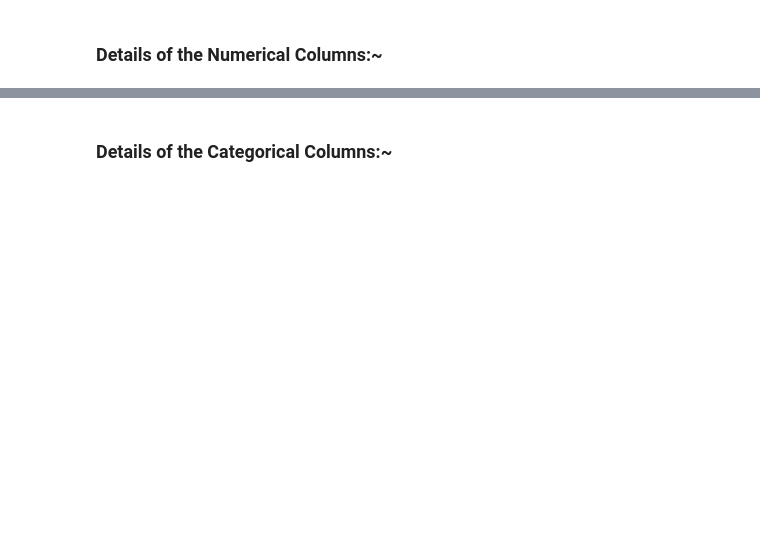
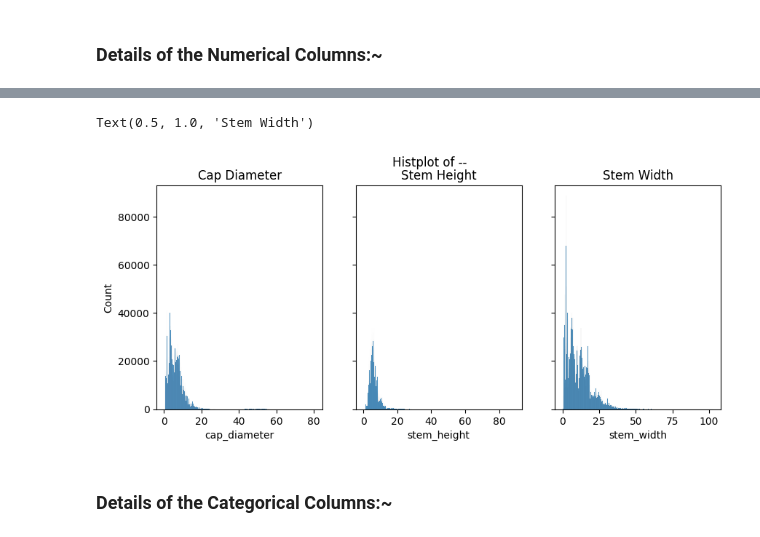
Before and after one commit to AvinandanPal25/DS__Predict_the_Mushroom, a Jupyter notebook: edible-or-poisonous-mushroom.ipynb, the cells around one changed output, grey strips where cells are left out. Drawn from its saved outputs; the diff is of its cells as text; code cells hidden in the pictures; blank space fills up the shorter version.

```diff
--- a/edible-or-poisonous-mushroom.ipynb
+++ b/edible-or-poisonous-mushroom.ipynb
@@ -113,3 +138,21 @@ mdf.describe()
+# %%
+fig, axes = plt.subplots(1, 3, figsize=(10, 4), sharey=True)
+fig.suptitle('Histplot of --')
+
+# cap_diameter
+sns.histplot(x=mdf["cap_diameter"], ax=axes[0])
+axes[0].set_title("Cap Diameter")
+
+# stem_height
+sns.histplot(x=mdf["stem_height"], ax=axes[1])
+axes[1].set_title("Stem Height")
+
+# stem_width
+sns.histplot(x=mdf["stem_width"], ax=axes[2])
+axes[2].set_title("Stem Width")
+# %% [output]
+Text(0.5, 1.0, 'Stem Width')
+[figure, added]
 # %% [markdown]
 ### **Details of the Categorical Columns:~**
 # %%
```
Also changed, not shown: parts of 41 cells of this notebook.
